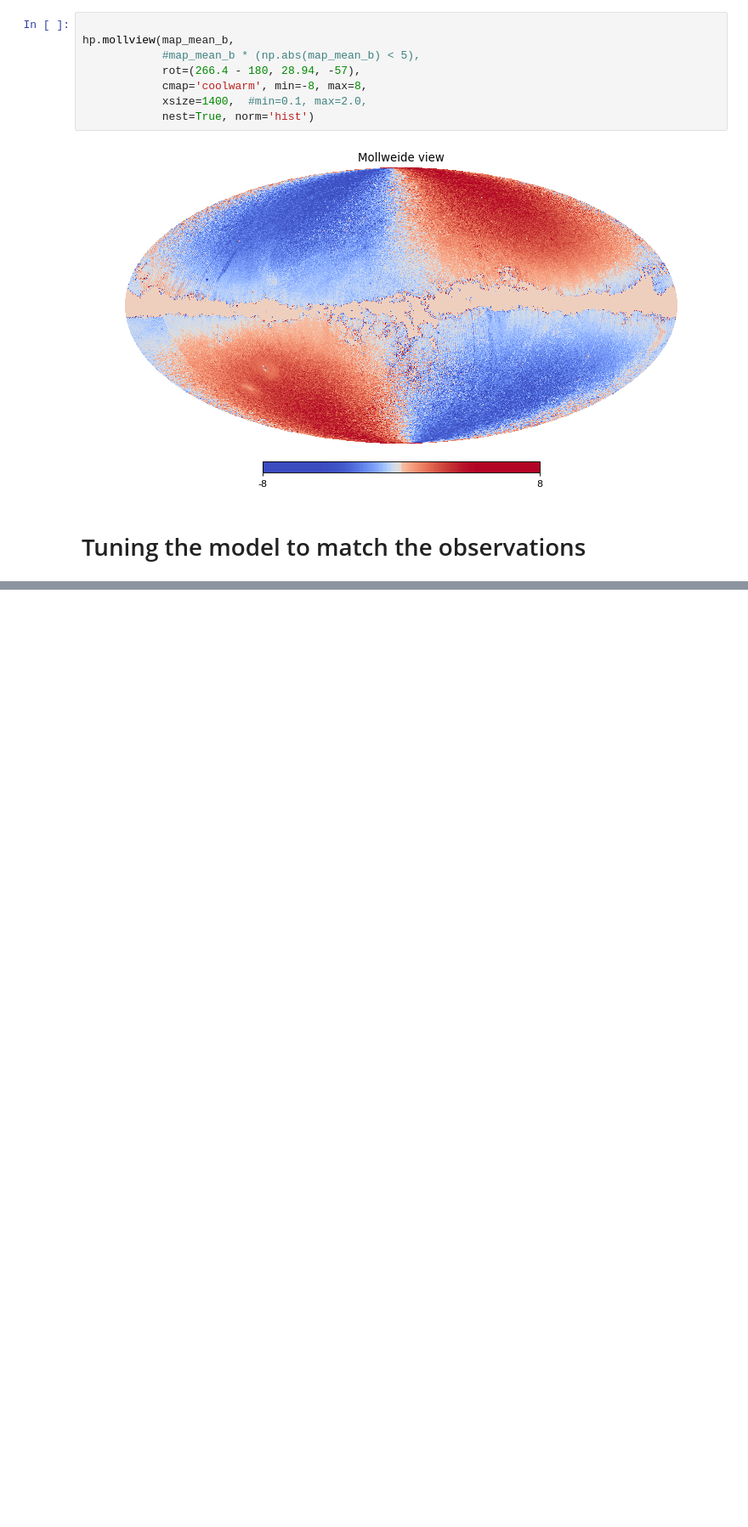
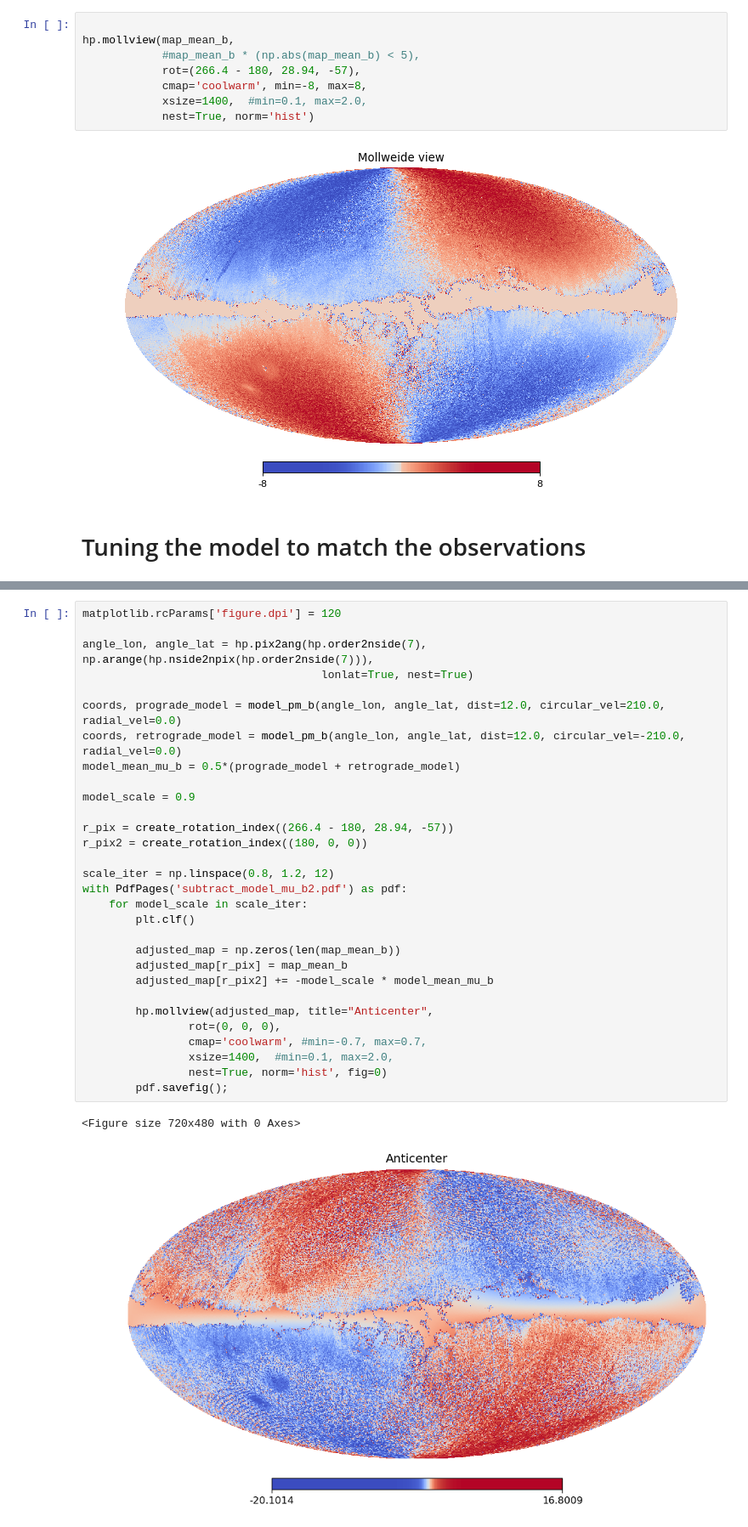
Before and after one commit to ctslater/gaia_experiments, a Jupyter notebook: model_mu_b.ipynb, the cells around one changed output, grey strips where cells are left out. Shown at 85% size. Saved outputs shown, nothing was run; the diff lists cells and outputs as text; blank space fills up the shorter version.

```diff
--- a/model_mu_b.ipynb
+++ b/model_mu_b.ipynb
@@ -185,0 +214,33 @@ plt.axhline(0, color='k', lw=0.5)
+# %%
+matplotlib.rcParams['figure.dpi'] = 120
+
+angle_lon, angle_lat = hp.pix2ang(hp.order2nside(7), np.arange(hp.nside2npix(hp.order2nside(7))),
+                                    lonlat=True, nest=True)
+
+coords, prograde_model = model_pm_b(angle_lon, angle_lat, dist=12.0, circular_vel=210.0, radial_vel=0.0)
+coords, retrograde_model = model_pm_b(angle_lon, angle_lat, dist=12.0, circular_vel=-210.0, radial_vel=0.0)
+model_mean_mu_b = 0.5*(prograde_model + retrograde_model)
+
+model_scale = 0.9
+
+r_pix = create_rotation_index((266.4 - 180, 28.94, -57))
+r_pix2 = create_rotation_index((180, 0, 0))
+
+scale_iter = np.linspace(0.8, 1.2, 12)
+with PdfPages('subtract_model_mu_b2.pdf') as pdf:
+    for model_scale in scale_iter:
+        plt.clf()
+
+        adjusted_map = np.zeros(len(map_mean_b))
+        adjusted_map[r_pix] = map_mean_b
+        adjusted_map[r_pix2] += -model_scale * model_mean_mu_b
+
+        hp.mollview(adjusted_map, title="Anticenter",
+                rot=(0, 0, 0),
+                cmap='coolwarm', #min=-0.7, max=0.7,
+                xsize=1400,  #min=0.1, max=2.0,
+                nest=True, norm='hist', fig=0)
+        pdf.savefig();
+# %% [output]
+<Figure size 720x480 with 0 Axes>
+[figure, added]
```
Also changed, not shown: parts of 4 cells of this notebook.
